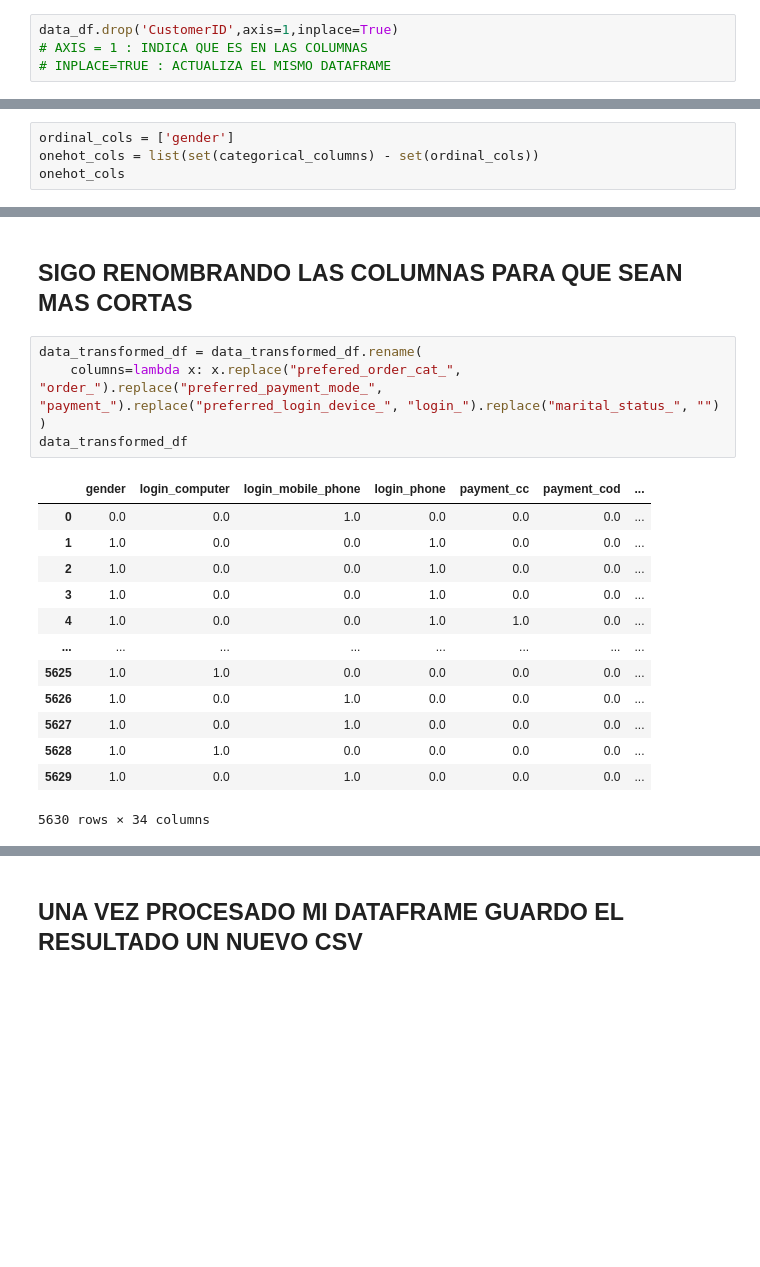
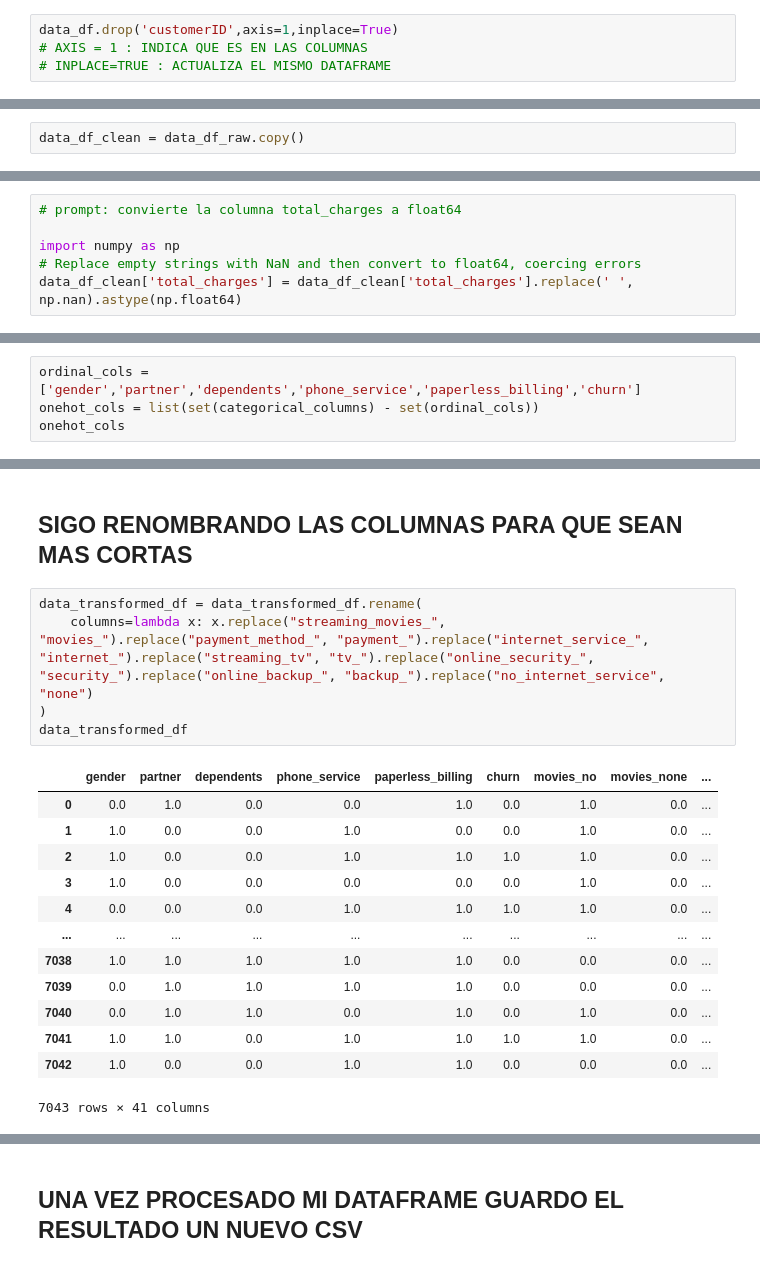
Before and after one commit to 12aptor/data-science-g4, a Jupyter notebook: dia4/PROYECTO_MODELO/clean_data.ipynb, the cells around one changed output, grey strips where cells are left out. Drawn from its saved outputs; the diff is of its cells as text; blank space fills up the shorter version.

Commit message:
clean data telco listo

```diff
--- a/dia4/PROYECTO_MODELO/clean_data.ipynb
+++ b/dia4/PROYECTO_MODELO/clean_data.ipynb
@@ -89,7 +89,7 @@ data_df.shape
 # %% [markdown]
 ## ELIMINAMOS EL CUSTOMERID PORQUE NO ES REVELANTE PARA EL ANALISIS DE MI DATA
 # %%
-data_df.drop('CustomerID',axis=1,inplace=True)
+data_df.drop('customerID',axis=1,inplace=True)
 # AXIS = 1 : INDICA QUE ES EN LAS COLUMNAS
 # INPLACE=TRUE : ACTUALIZA EL MISMO DATAFRAME
 # %% [markdown]
@@ -376,3 +373,5 @@ data_df_clean.to_csv('ecom_data_clean.csv',index=False,encoding='utf-8')
 # PASO 6 - CODIFICACIÓN DE VARIABLES CATEGORICAS
 # %% [markdown]
 ## IDENTIFICAMOS LAS VARIABLES CATEGORICAS
+# %%
+data_df_clean = data_df_raw.copy()
@@ -379,3 +399,9 @@ data_df_clean.to_csv('ecom_data_clean.csv',index=False,encoding='utf-8')
+# %%
+# prompt: convierte la columna total_charges a float64
+
+import numpy as np
+# Replace empty strings with NaN and then convert to float64, coercing errors
+data_df_clean['total_charges'] = data_df_clean['total_charges'].replace(' ', np.nan).astype(np.float64)
 # %%
 categorical_columns = data_df_clean.select_dtypes(object).columns
 categorical_columns
@@ -412,7 +440,7 @@ Name: count, dtype: int64
 ## ORDINAL_COLS  : SON LAS COLUMNAS QUE SERAN CODIFICADAS ORDINALMENTE
 ## ONEHOT_COLS : SON LAS COLUMNAS QUE SERAN CODIFICADAS CON ONE HOT ENCODING
 # %%
-ordinal_cols = ['gender']
+ordinal_cols = ['gender','partner','dependents','phone_service','paperless_billing','churn']
 onehot_cols = list(set(categorical_columns) - set(ordinal_cols))
 onehot_cols
 # %% [output]
@@ -520,20 +560,20 @@ Index(['gender', 'preferred_login_device_computer',
 ## SIGO RENOMBRANDO LAS COLUMNAS PARA QUE SEAN MAS CORTAS
 # %%
 data_transformed_df = data_transformed_df.rename(
-    columns=lambda x: x.replace("prefered_order_cat_", "order_").replace("preferred_payment_mode_", "payment_").replace("preferred_login_device_", "login_").replace("marital_status_", "")
+    columns=lambda x: x.replace("streaming_movies_", "movies_").replace("payment_method_", "payment_").replace("internet_service_", "internet_").replace("streaming_tv", "tv_").replace("online_security_", "security_").replace("online_backup_", "backup_").replace("no_internet_service", "none")
 )
 data_transformed_df
 # %% [output]
-|  | gender | login_computer | login_mobile_phone | login_phone | payment_cc | payment_cod | ... |
-| 0 | 0.0 | 0.0 | 1.0 | 0.0 | 0.0 | 0.0 | ... |
-| 1 | 1.0 | 0.0 | 0.0 | 1.0 | 0.0 | 0.0 | ... |
-| 2 | 1.0 | 0.0 | 0.0 | 1.0 | 0.0 | 0.0 | ... |
-| 3 | 1.0 | 0.0 | 0.0 | 1.0 | 0.0 | 0.0 | ... |
-| 4 | 1.0 | 0.0 | 0.0 | 1.0 | 1.0 | 0.0 | ... |
-| ... | ... | ... | ... | ... | ... | ... | ... |
-| 5625 | 1.0 | 1.0 | 0.0 | 0.0 | 0.0 | 0.0 | ... |
-| 5626 | 1.0 | 0.0 | 1.0 | 0.0 | 0.0 | 0.0 | ... |
-| 5627 | 1.0 | 0.0 | 1.0 | 0.0 | 0.0 | 0.0 | ... |
-| 5628 | 1.0 | 1.0 | 0.0 | 0.0 | 0.0 | 0.0 | ... |
-| 5629 | 1.0 | 0.0 | 1.0 | 0.0 | 0.0 | 0.0 | ... |
+|  | gender | partner | dependents | phone_service | paperless_billing | churn | movies_no | movies_none | ... |
+| 0 | 0.0 | 1.0 | 0.0 | 0.0 | 1.0 | 0.0 | 1.0 | 0.0 | ... |
+| 1 | 1.0 | 0.0 | 0.0 | 1.0 | 0.0 | 0.0 | 1.0 | 0.0 | ... |
+| 2 | 1.0 | 0.0 | 0.0 | 1.0 | 1.0 | 1.0 | 1.0 | 0.0 | ... |
+| 3 | 1.0 | 0.0 | 0.0 | 0.0 | 0.0 | 0.0 | 1.0 | 0.0 | ... |
+| 4 | 0.0 | 0.0 | 0.0 | 1.0 | 1.0 | 1.0 | 1.0 | 0.0 | ... |
+| ... | ... | ... | ... | ... | ... | ... | ... | ... | ... |
+| 7038 | 1.0 | 1.0 | 1.0 | 1.0 | 1.0 | 0.0 | 0.0 | 0.0 | ... |
+| 7039 | 0.0 | 1.0 | 1.0 | 1.0 | 1.0 | 0.0 | 0.0 | 0.0 | ... |
+| 7040 | 0.0 | 1.0 | 1.0 | 0.0 | 1.0 | 0.0 | 1.0 | 0.0 | ... |
+| 7041 | 1.0 | 1.0 | 0.0 | 1.0 | 1.0 | 1.0 | 1.0 | 0.0 | ... |
+| 7042 | 1.0 | 0.0 | 0.0 | 1.0 | 1.0 | 0.0 | 0.0 | 0.0 | ... |
-5630 rows × 34 columns
+7043 rows × 41 columns
```
Also changed, not shown: parts of 21 cells of this notebook, 1 other file.
